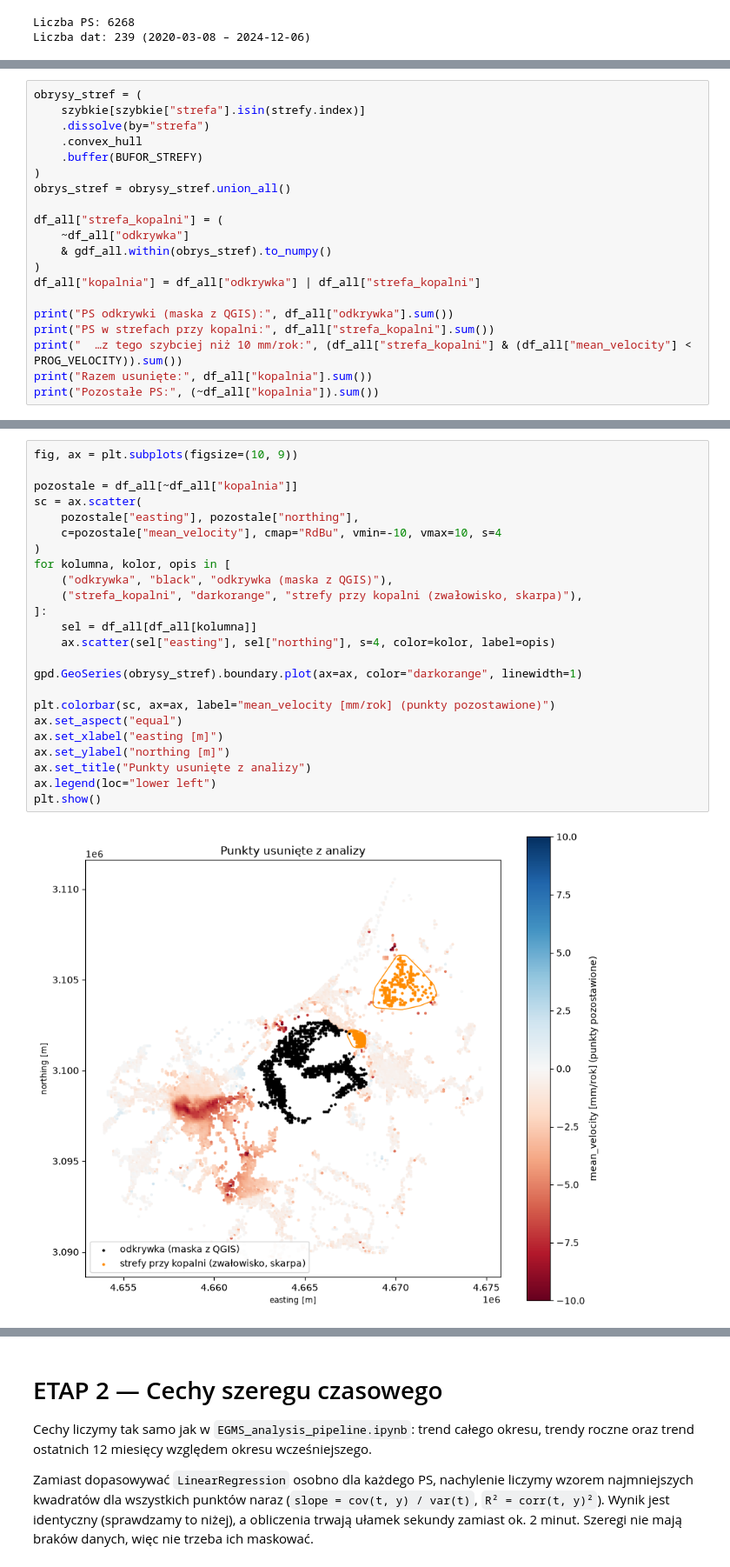
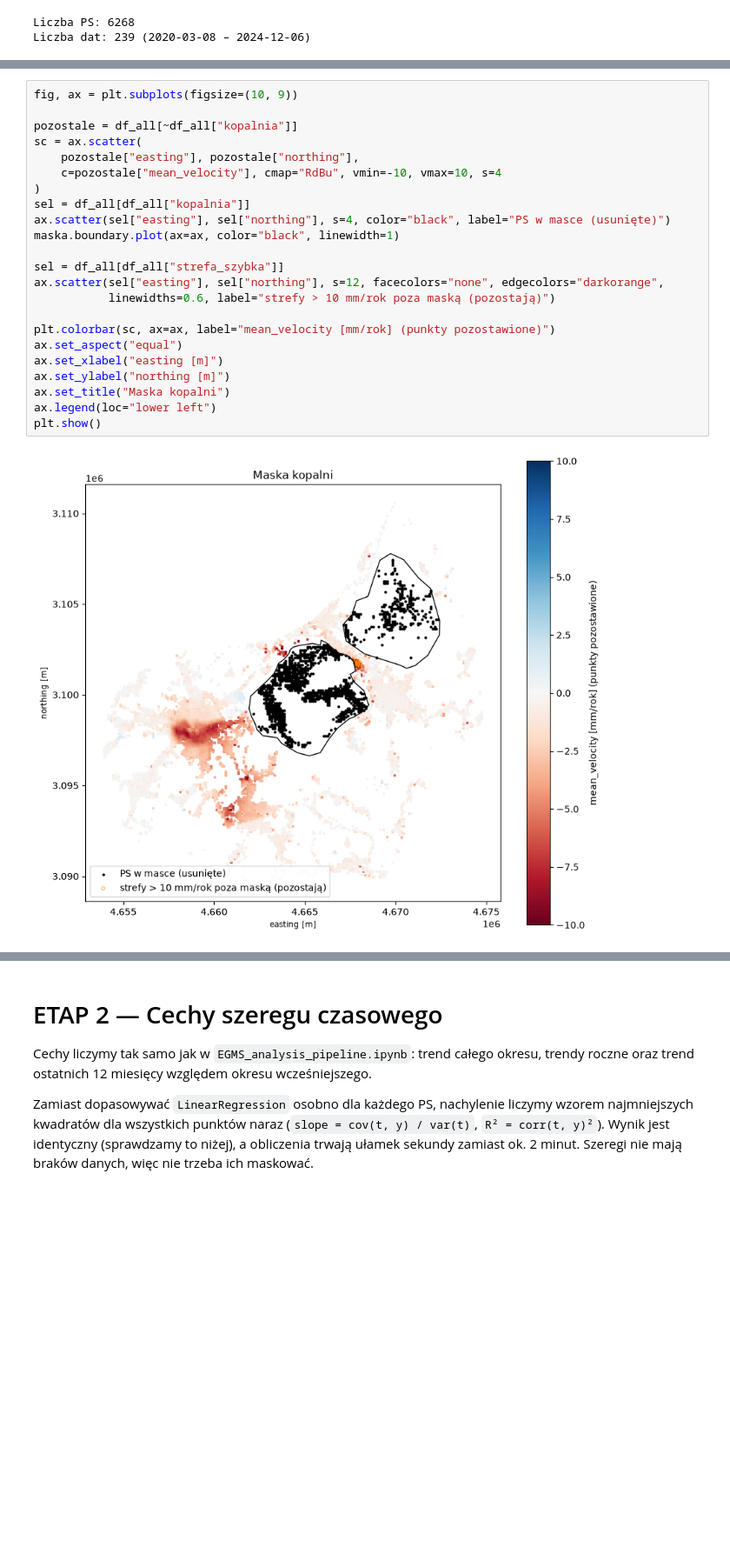
Before and after one commit to mwiktorowicz/EGSM_Tur-w, a Jupyter notebook: EGMS/EGMS_bez_kopalni_analysis.ipynb, the cells around one changed output, grey strips where cells are left out. Shown at 87% size. Drawn from its saved outputs; the diff is of its cells as text; blank space fills up the shorter version.

```diff
--- a/EGMS/EGMS_bez_kopalni_analysis.ipynb
+++ b/EGMS/EGMS_bez_kopalni_analysis.ipynb
@@ -155,20 +149,0 @@ Każdą strefę maskujemy jako obrys wypukły jej punktów powiększony o bufor
-# %%
-obrysy_stref = (
-    szybkie[szybkie["strefa"].isin(strefy.index)]
-    .dissolve(by="strefa")
-    .convex_hull
-    .buffer(BUFOR_STREFY)
-)
-obrys_stref = obrysy_stref.union_all()
-
-df_all["strefa_kopalni"] = (
-    ~df_all["odkrywka"]
-    & gdf_all.within(obrys_stref).to_numpy()
-)
-df_all["kopalnia"] = df_all["odkrywka"] | df_all["strefa_kopalni"]
-
-print("PS odkrywki (maska z QGIS):", df_all["odkrywka"].sum())
-print("PS w strefach przy kopalni:", df_all["strefa_kopalni"].sum())
-print("  …z tego szybciej niż 10 mm/rok:", (df_all["strefa_kopalni"] & (df_all["mean_velocity"] < PROG_VELOCITY)).sum())
-print("Razem usunięte:", df_all["kopalnia"].sum())
-print("Pozostałe PS:", (~df_all["kopalnia"]).sum())
@@ -181,26 +150,25 @@ Pozostałe PS: 5185
 # %%
 fig, ax = plt.subplots(figsize=(10, 9))
 
 pozostale = df_all[~df_all["kopalnia"]]
 sc = ax.scatter(
     pozostale["easting"], pozostale["northing"],
     c=pozostale["mean_velocity"], cmap="RdBu", vmin=-10, vmax=10, s=4
 )
-for kolumna, kolor, opis in [
-    ("odkrywka", "black", "odkrywka (maska z QGIS)"),
-    ("strefa_kopalni", "darkorange", "strefy przy kopalni (zwałowisko, skarpa)"),
-]:
-    sel = df_all[df_all[kolumna]]
-    ax.scatter(sel["easting"], sel["northing"], s=4, color=kolor, label=opis)
+sel = df_all[df_all["kopalnia"]]
+ax.scatter(sel["easting"], sel["northing"], s=4, color="black", label="PS w masce (usunięte)")
+maska.boundary.plot(ax=ax, color="black", linewidth=1)
 
-gpd.GeoSeries(obrysy_stref).boundary.plot(ax=ax, color="darkorange", linewidth=1)
+sel = df_all[df_all["strefa_szybka"]]
+ax.scatter(sel["easting"], sel["northing"], s=12, facecolors="none", edgecolors="darkorange",
+           linewidths=0.6, label="strefy > 10 mm/rok poza maską (pozostają)")
 
 plt.colorbar(sc, ax=ax, label="mean_velocity [mm/rok] (punkty pozostawione)")
 ax.set_aspect("equal")
 ax.set_xlabel("easting [m]")
 ax.set_ylabel("northing [m]")
-ax.set_title("Punkty usunięte z analizy")
+ax.set_title("Maska kopalni")
 ax.legend(loc="lower left")
 plt.show()
 # %% [output]
-[figure, old version]
+[figure, new version]
```
Also changed, not shown: parts of 37 cells of this notebook, 11 other files.
